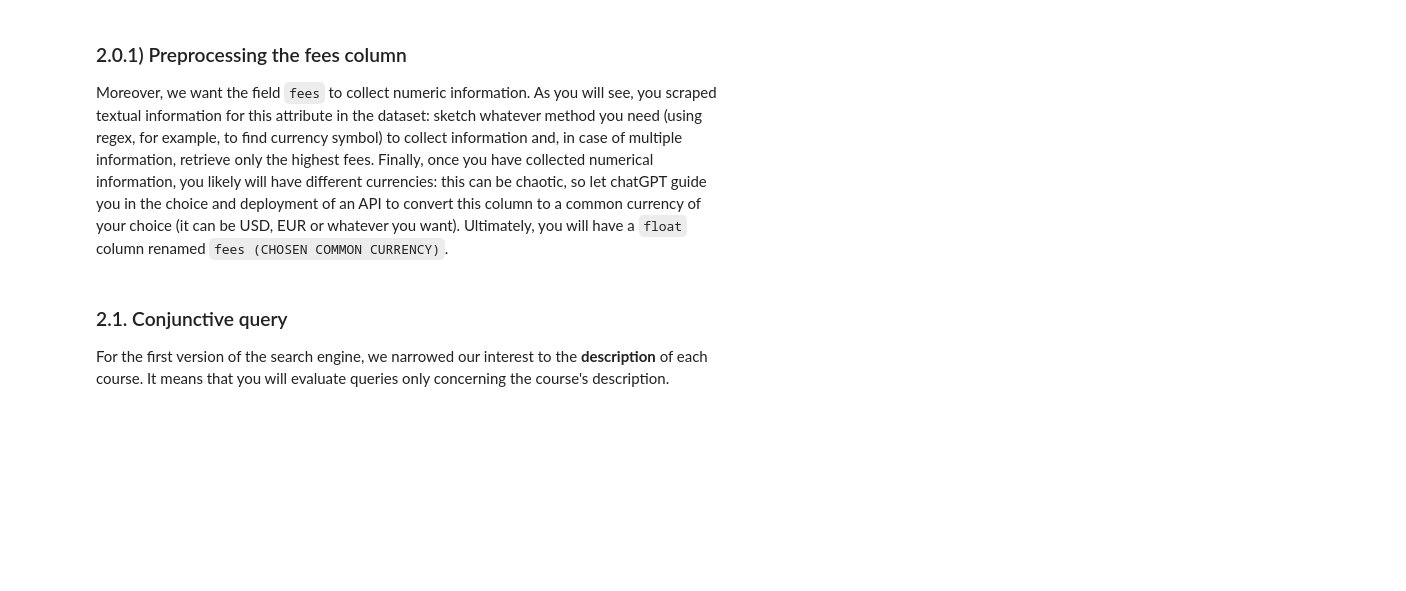
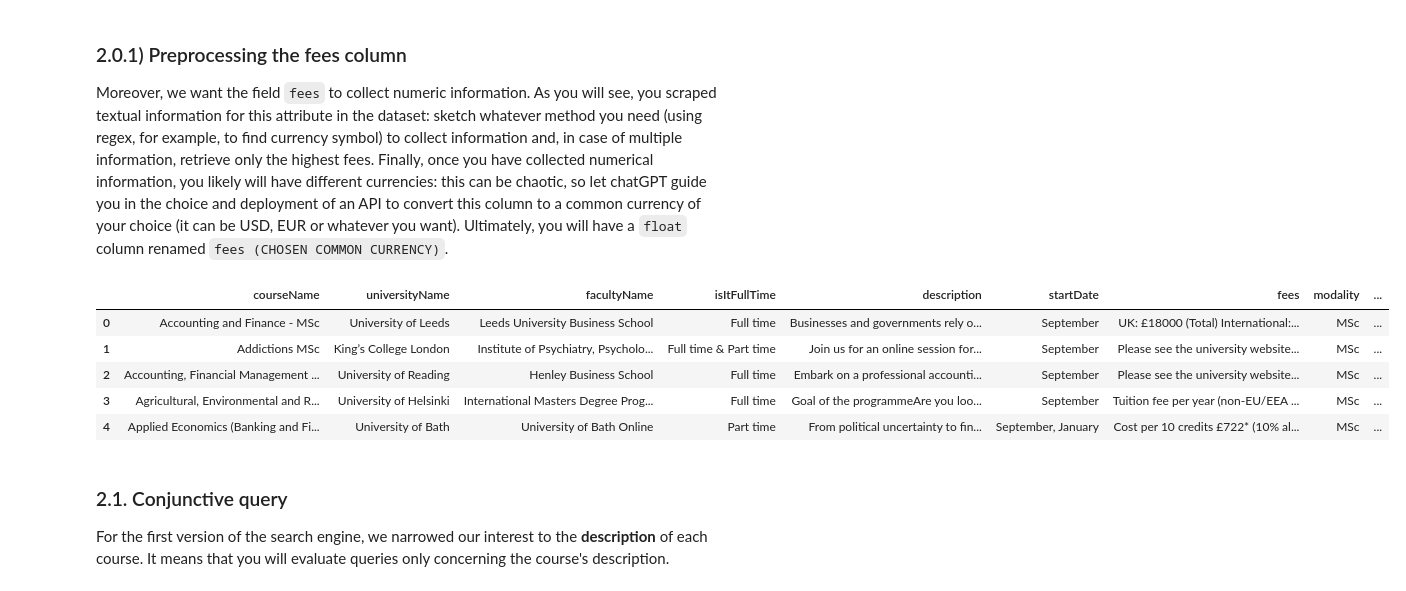
Before and after one commit to denizyy/ADM-HW3, a Jupyter notebook: HW3.ipynb, the cells around one changed output. Saved outputs shown, nothing was run; the diff lists cells and outputs as text; code cells hidden in the pictures; blank space fills up the shorter version.

```diff
--- a/HW3.ipynb
+++ b/HW3.ipynb
@@ -316,6 +316,9 @@ merged_df.to_csv('/Users/Francesco/Desktop/ADM/HW3/df.csv', index=False)
 ## 2. Search Engine
 
 Now, we want to create two different Search Engines that, given as input a query, return the courses that match the query.
+# %%
+import pandas as pd
+df = pd.read_csv('/home/theballer/Desktop/Sapienza Courses/ADM/ADM-HW3/df.csv')
 # %% [markdown]
 ### 2.0 Preprocessing
 
@@ -336,3 +427,12 @@
+# %%
+df.head()
+# %% [output]
+|  | courseName | universityName | facultyName | isItFullTime | description | startDate | fees | modality | ... |
+| 0 | Accounting and Finance - MSc | University of Leeds | Leeds University Business School | Full time | Businesses and governments rely o... | September | UK: £18000 (Total) International:... | MSc | ... |
+| 1 | Addictions MSc | King’s College London | Institute of Psychiatry, Psycholo... | Full time & Part time | Join us for an online session for... | September | Please see the university website... | MSc | ... |
+| 2 | Accounting, Financial Management ... | University of Reading | Henley Business School | Full time | Embark on a professional accounti... | September | Please see the university website... | MSc | ... |
+| 3 | Agricultural, Environmental and R... | University of Helsinki | International Masters Degree Prog... | Full time | Goal of the pro­grammeAre you loo... | September | Tuition fee per year (non-EU/EEA ... | MSc | ... |
+| 4 | Applied Economics (Banking and Fi... | University of Bath | University of Bath Online | Part time | From political uncertainty to fin... | September, January | Cost per 10 credits £722* (10% al... | MSc | ... |
 # %% [markdown]
 ### 2.1. Conjunctive query
 For the first version of the search engine, we narrowed our interest to the __description__ of each course. It means that you will evaluate queries only concerning the course's description.
```
Also changed, not shown: parts of 14 cells of this notebook.
